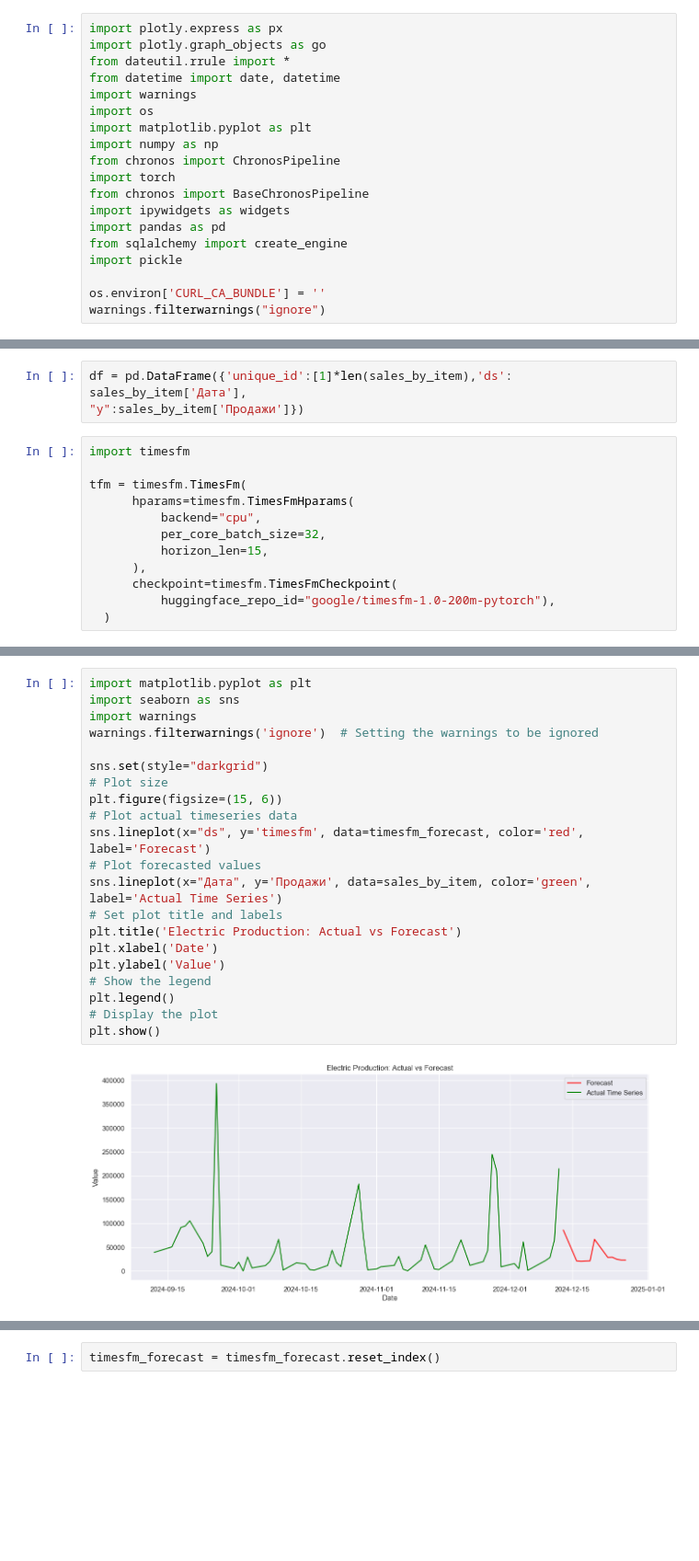
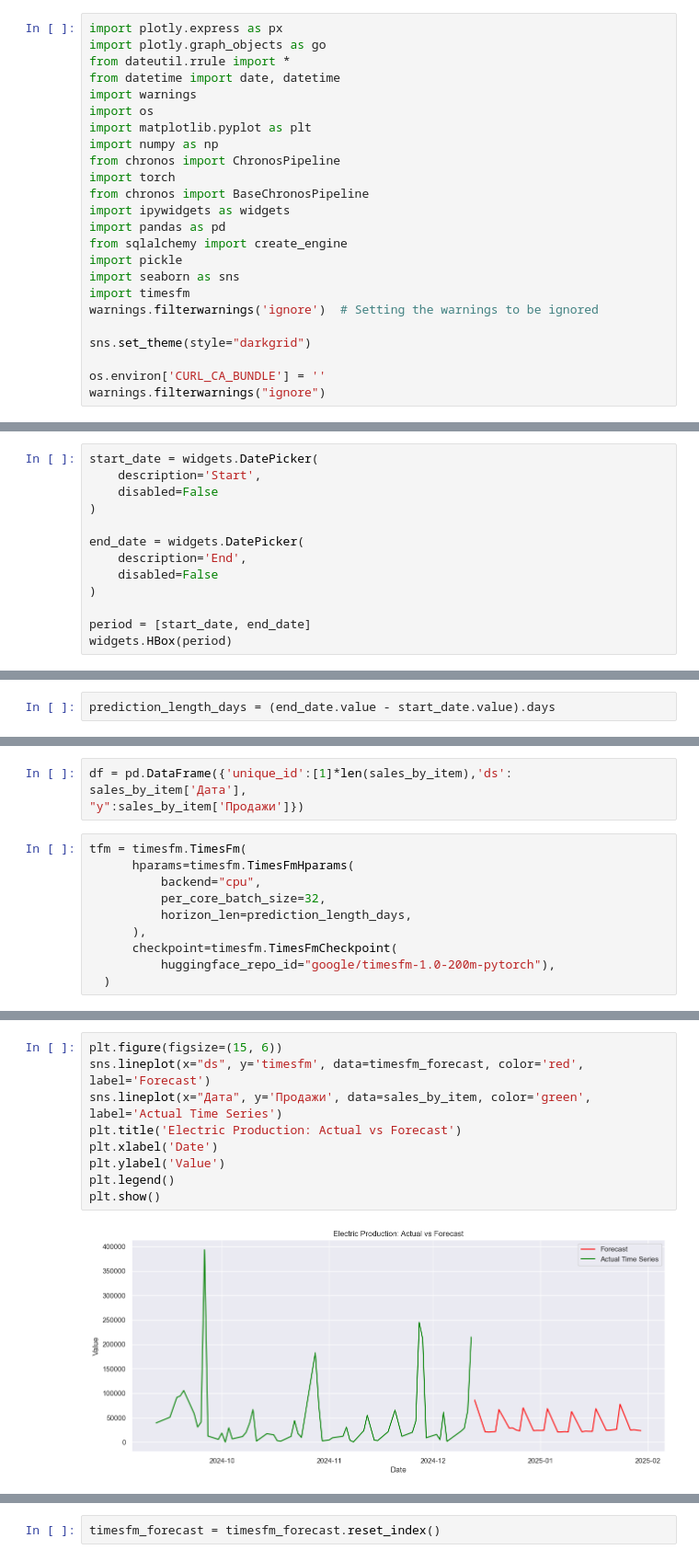
Before and after one commit to andreykoz82/StockAnalysis, a Jupyter notebook: main.ipynb, the cells around one changed output, grey strips where cells are left out. Shown: that part at 92% size. Drawn from its saved outputs; the diff is of its cells as text; blank space fills up the shorter version.

```diff
--- a/main.ipynb
+++ b/main.ipynb
@@ -20,6 +20,11 @@ import ipywidgets as widgets
 import pandas as pd
 from sqlalchemy import create_engine
 import pickle
+import seaborn as sns
+import timesfm
+warnings.filterwarnings('ignore')  # Setting the warnings to be ignored
+
+sns.set_theme(style="darkgrid")
 
 os.environ['CURL_CA_BUNDLE'] = ''
 warnings.filterwarnings("ignore")
@@ -117,0 +105,13 @@ plt.plot(sales_by_item['Дата'], sales_by_item['Продажи'])
+# %%
+start_date = widgets.DatePicker(
+    description='Start',
+    disabled=False
+)
+
+end_date = widgets.DatePicker(
+    description='End',
+    disabled=False
+)
+
+period = [start_date, end_date]
+widgets.HBox(period)
@@ -122,3 +124,5 @@ date_range = list(map(
+# %%
+prediction_length_days = (end_date.value - start_date.value).days
 # %%
 pipeline = BaseChronosPipeline.from_pretrained(
     "amazon/chronos-bolt-base",
@@ -199,13 +207,11 @@ fig.show()
 df = pd.DataFrame({'unique_id':[1]*len(sales_by_item),'ds': sales_by_item['Дата'],
 "y":sales_by_item['Продажи']})
 # %%
-import timesfm
-
 tfm = timesfm.TimesFm(
       hparams=timesfm.TimesFmHparams(
           backend="cpu",
           per_core_batch_size=32,
-          horizon_len=15,
+          horizon_len=prediction_length_days,
       ),
       checkpoint=timesfm.TimesFmCheckpoint(
           huggingface_repo_id="google/timesfm-1.0-200m-pytorch"),
@@ -242,26 +256,14 @@ timesfm_forecast
 # %%
-import matplotlib.pyplot as plt
-import seaborn as sns
-import warnings
-warnings.filterwarnings('ignore')  # Setting the warnings to be ignored
-
-sns.set(style="darkgrid")
-# Plot size
 plt.figure(figsize=(15, 6))
-# Plot actual timeseries data
 sns.lineplot(x="ds", y='timesfm', data=timesfm_forecast, color='red', label='Forecast')
-# Plot forecasted values
 sns.lineplot(x="Дата", y='Продажи', data=sales_by_item, color='green', label='Actual Time Series')
-# Set plot title and labels
 plt.title('Electric Production: Actual vs Forecast')
 plt.xlabel('Date')
 plt.ylabel('Value')
-# Show the legend
 plt.legend()
-# Display the plot
 plt.show()
 # %% [output]
-[figure, old version]
+[figure, new version]
 # %%
 timesfm_forecast.sum()
 # %% [output]
```
Also changed, not shown: parts of 26 cells of this notebook, 1 other file.
